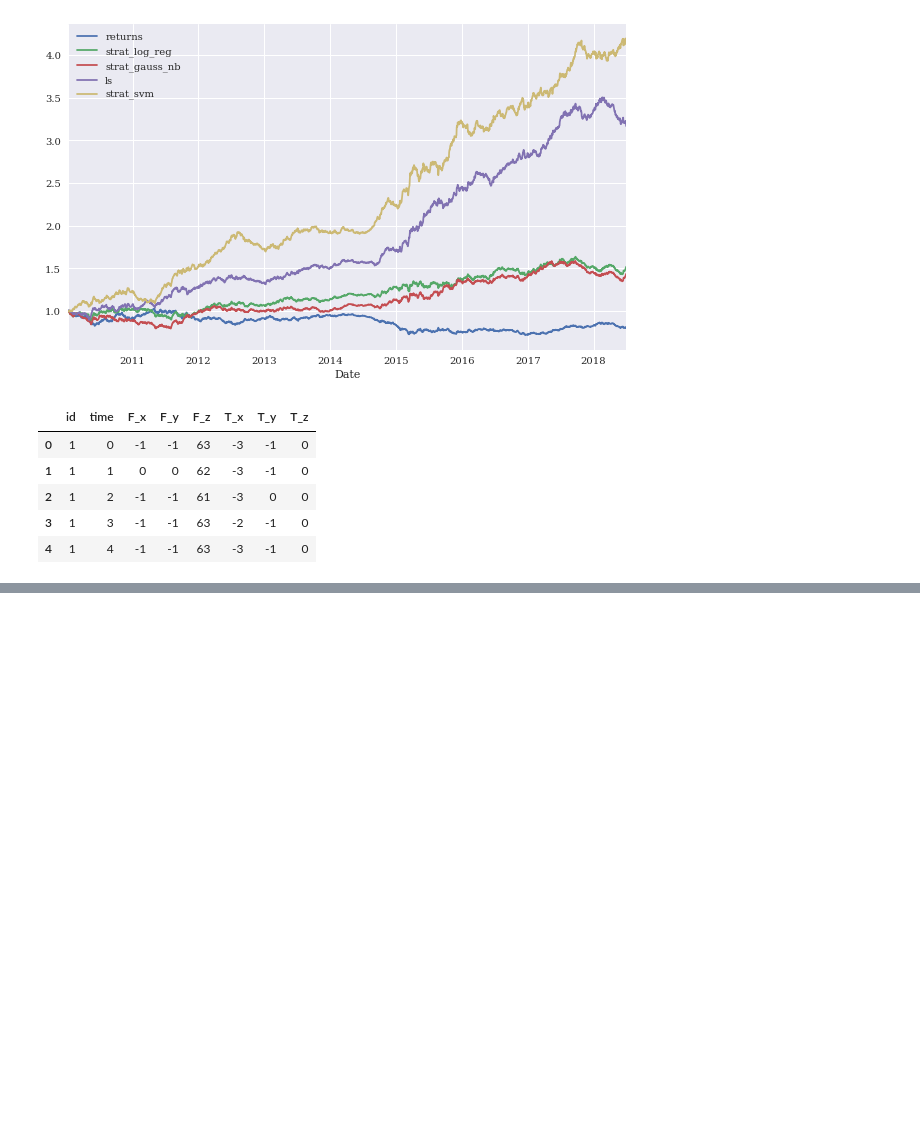
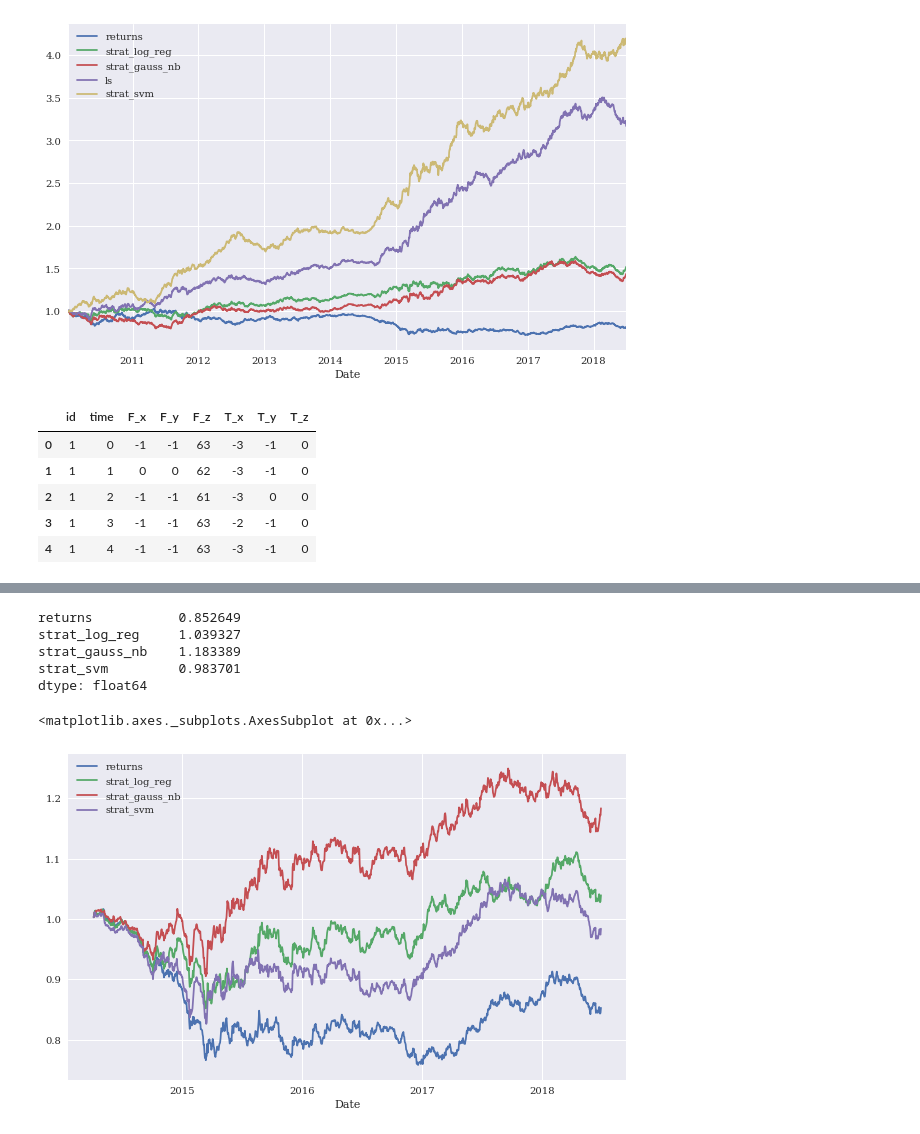
Before and after one commit to HaoLiNick/quantbasic, a Jupyter notebook: rw_hypothesis.ipynb, the cells around one changed output, grey strips where cells are left out. Saved outputs shown, nothing was run; the diff lists cells and outputs as text; code cells hidden in the pictures; blank space fills up the shorter version.

```diff
--- a/rw_hypothesis.ipynb
+++ b/rw_hypothesis.ipynb
@@ -265,0 +278,2 @@ timeseries.head()
+# %%
+split=int(len(data)*0.5)
@@ -265,0 +284,2 @@ timeseries.head()
+# %%
+test=data.iloc[split:].copy()
@@ -265,0 +290,13 @@ timeseries.head()
+# %%
+test[sel].sum().apply(np.exp)
+# %% [output]
+returns           0.852649
+strat_log_reg     1.039327
+strat_gauss_nb    1.183389
+strat_svm         0.983701
+dtype: float64
+# %%
+test[sel].cumsum().apply(np.exp).plot(figsize=(10,6))
+# %% [output]
+<matplotlib.axes._subplots.AxesSubplot at 0x...>
+[figure, added]
```
Also changed, not shown: parts of 24 cells of this notebook.
